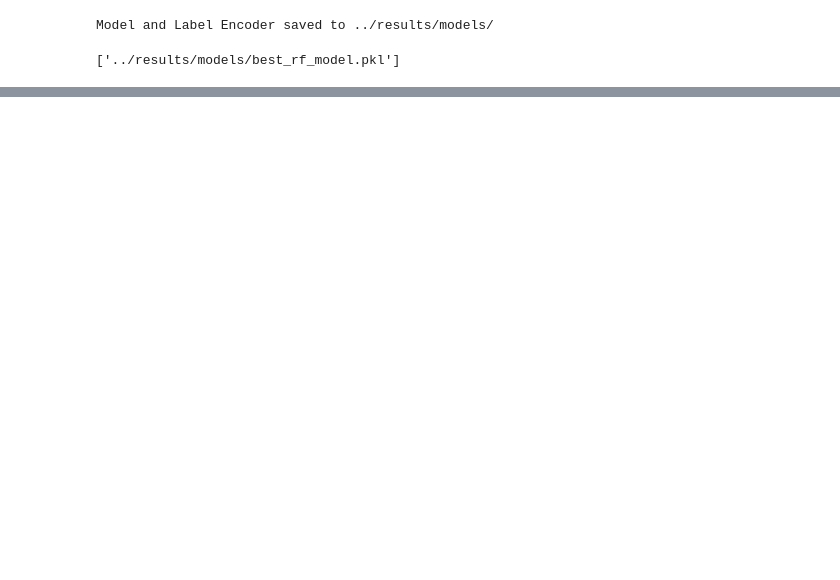
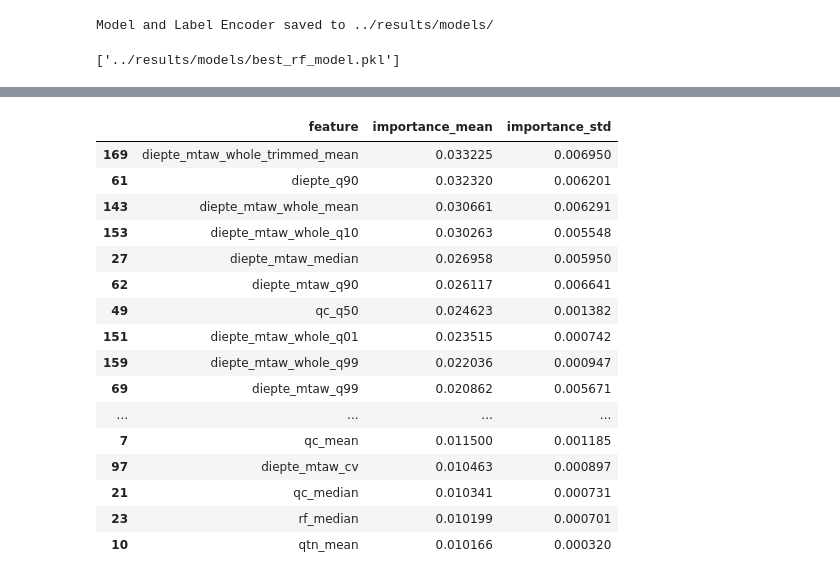
Before and after one commit to VoeP/CPT_usecase, a Jupyter notebook: modeling/binn_method_modelling.ipynb, the cells around one changed output, grey strips where cells are left out. Saved outputs shown, nothing was run; the diff lists cells and outputs as text; code cells hidden in the pictures; blank space fills up the shorter version.

```diff
--- a/modeling/binn_method_modelling.ipynb
+++ b/modeling/binn_method_modelling.ipynb
@@ -545,0 +655,22 @@ Model and Label Encoder saved to ../results/models/
+# %%
+# save csv to results
+imp_df.to_csv("../results/rf_permutation_importance.csv", index=False)
+imp_df.head(50)
+# %% [output]
+|  | feature | importance_mean | importance_std |
+| 169 | diepte_mtaw_whole_trimmed_mean | 0.033225 | 0.006950 |
+| 61 | diepte_q90 | 0.032320 | 0.006201 |
+| 143 | diepte_mtaw_whole_mean | 0.030661 | 0.006291 |
+| 153 | diepte_mtaw_whole_q10 | 0.030263 | 0.005548 |
+| 27 | diepte_mtaw_median | 0.026958 | 0.005950 |
+| 62 | diepte_mtaw_q90 | 0.026117 | 0.006641 |
+| 49 | qc_q50 | 0.024623 | 0.001382 |
+| 151 | diepte_mtaw_whole_q01 | 0.023515 | 0.000742 |
+| 159 | diepte_mtaw_whole_q99 | 0.022036 | 0.000947 |
+| 69 | diepte_mtaw_q99 | 0.020862 | 0.005671 |
+| ... | ... | ... | ... |
+| 7 | qc_mean | 0.011500 | 0.001185 |
+| 97 | diepte_mtaw_cv | 0.010463 | 0.000897 |
+| 21 | qc_median | 0.010341 | 0.000731 |
+| 23 | rf_median | 0.010199 | 0.000701 |
+| 10 | qtn_mean | 0.010166 | 0.000320 |
```
Also changed, not shown: parts of 12 cells of this notebook, 29 other files.
